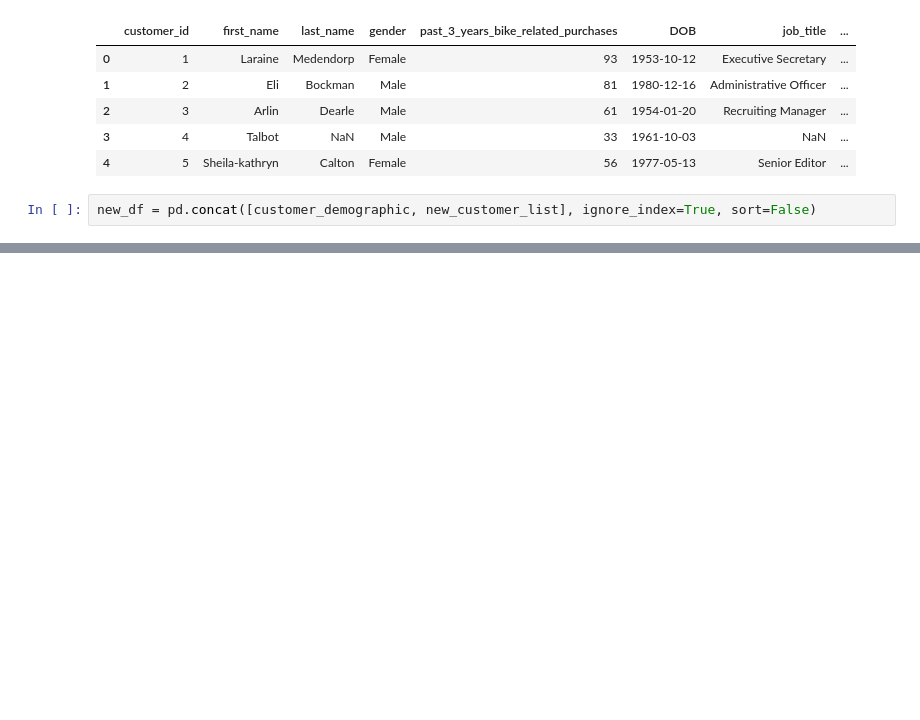
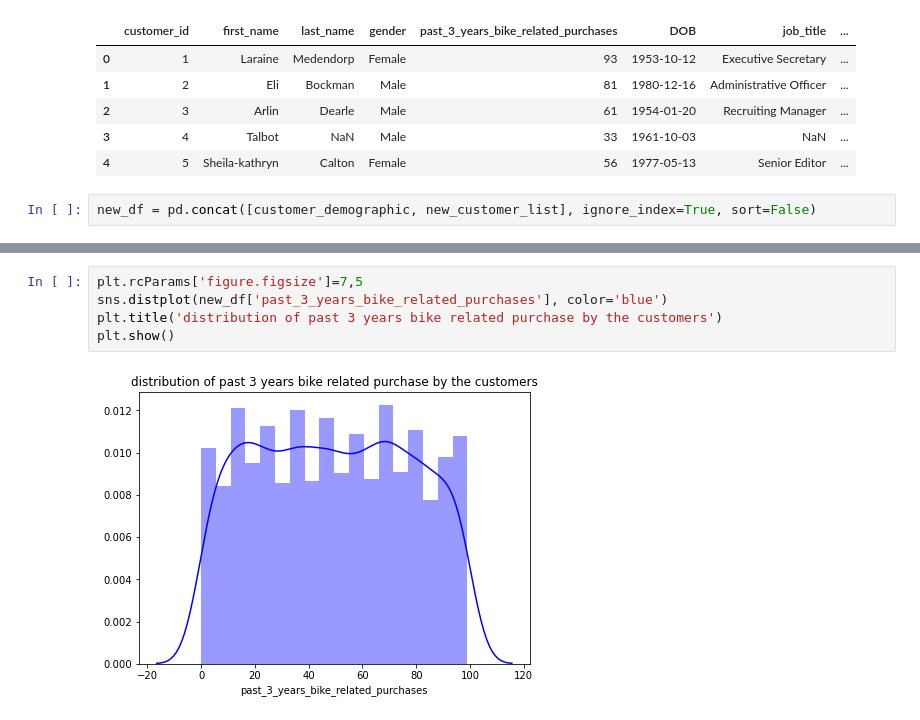
Before and after one commit to ram-thiagu/KPMG-Internship, a Jupyter notebook: KPMG-Internship Projects1.ipynb, the cells around one changed output, grey strips where cells are left out. Drawn from its saved outputs; the diff is of its cells as text; blank space fills up the shorter version.

```diff
--- a/KPMG-Internship Projects1.ipynb
+++ b/KPMG-Internship Projects1.ipynb
@@ -642,0 +660,7 @@ customer_demographic
+# %%
+plt.rcParams['figure.figsize']=7,5
+sns.distplot(new_df['past_3_years_bike_related_purchases'], color='blue')
+plt.title('distribution of past 3 years bike related purchase by the customers')
+plt.show()
+# %% [output]
+[figure, added]
```
Also changed, not shown: parts of 15 cells of this notebook.
